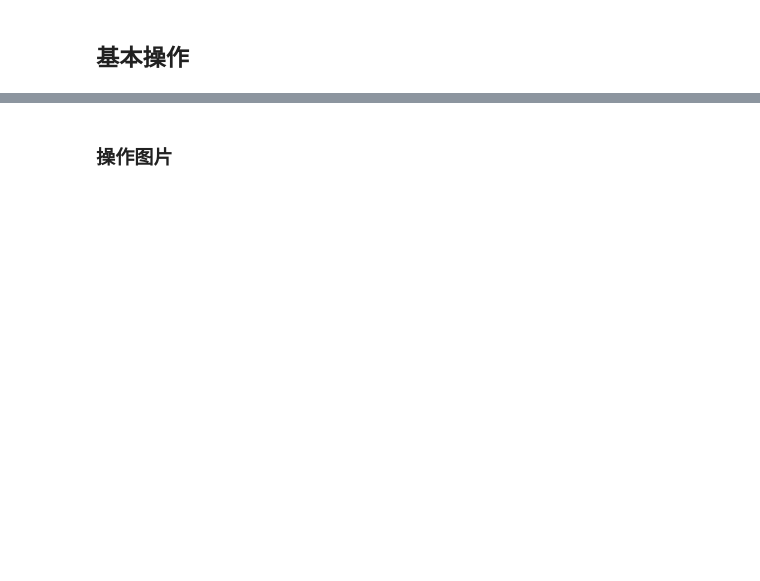
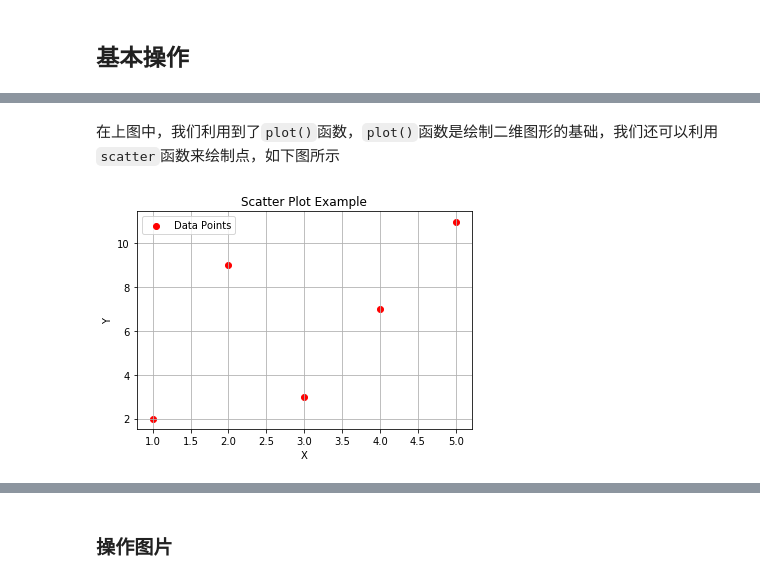
Before and after one commit to Volica/wop-workbooks, a Jupyter notebook: matplotlib.ipynb, the cells around one changed output, grey strips where cells are left out. Drawn from its saved outputs; the diff is of its cells as text; code cells hidden in the pictures; blank space fills up the shorter version.

```diff
--- a/matplotlib.ipynb
+++ b/matplotlib.ipynb
@@ -9,0 +47,15 @@ import matplotlib.pyplot as plt
+# %% [markdown]
+在上图中，我们利用到了`plot()`函数，`plot()`函数是绘制二维图形的基础，我们还可以利用`scatter`函数来绘制点，如下图所示
+# %%
+x2 = [1, 2, 3, 4, 5]
+y2 = [2, 9, 3, 7, 11]
+
+plt.scatter(x2, y2, color='red', marker='o', label='Data Points')
+plt.title('Scatter Plot Example')
+plt.xlabel('X')
+plt.ylabel('Y')
+plt.legend()
+plt.grid(True)
+plt.show()
+# %% [output]
+[figure, added]
```
Also changed, not shown: parts of 65 cells of this notebook, 3 other files.
